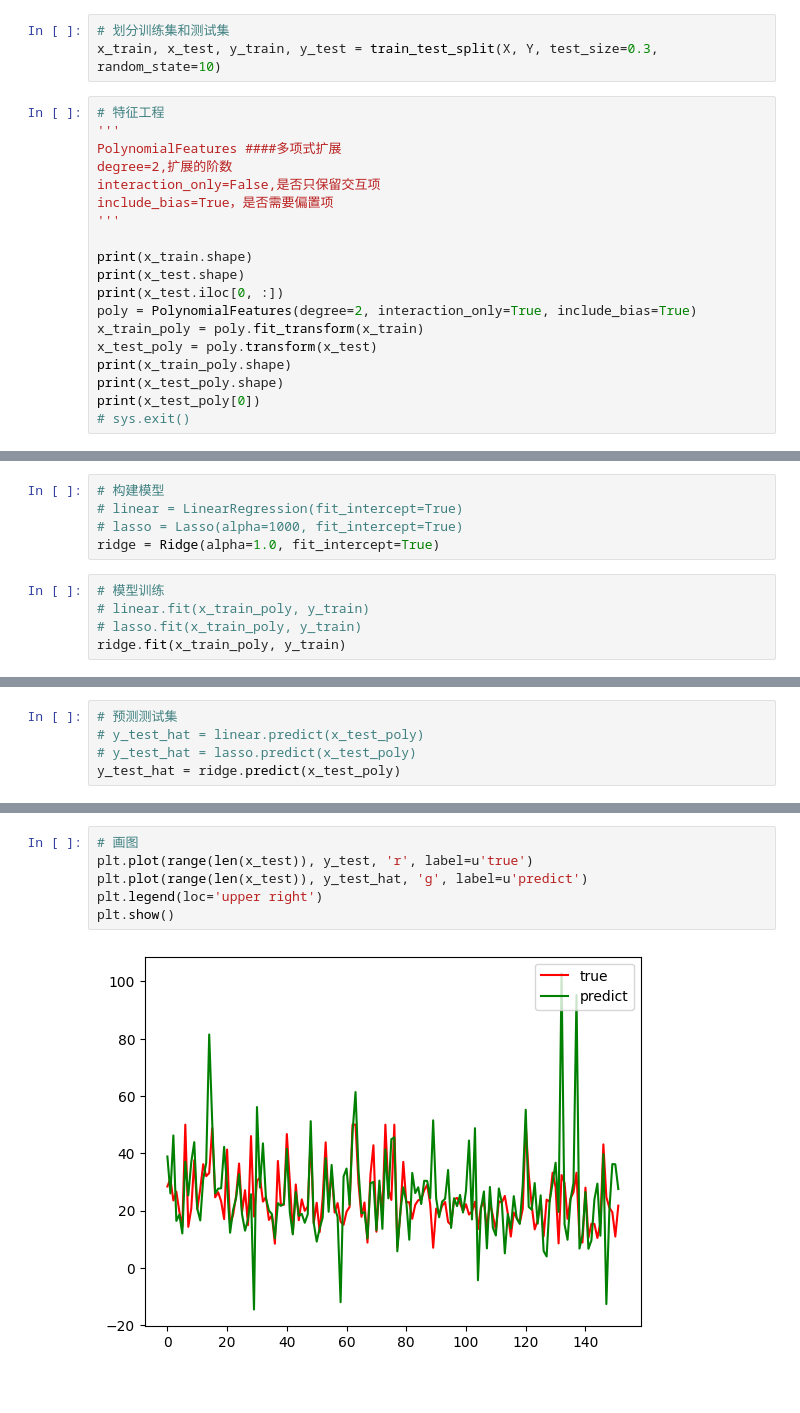
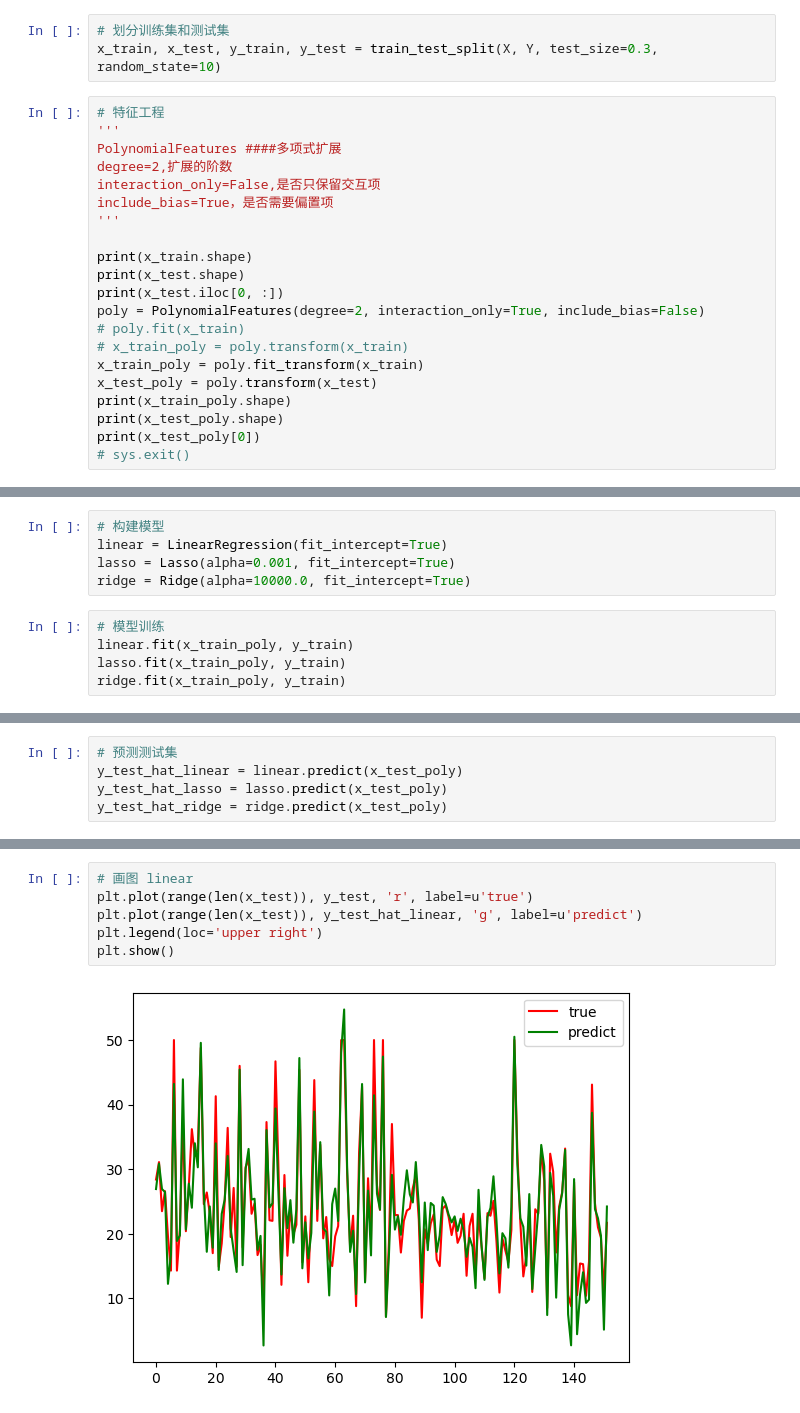
Before and after one commit to LZX842056112/DeepBlueML, a Jupyter notebook: 02_线性回归/04_波士顿房屋价格多项式扩展.ipynb, the cells around one changed output, grey strips where cells are left out. Drawn from its saved outputs; the diff is of its cells as text.

Commit message:
day02_正则_LASSO_Ridge

```diff
--- a/02_线性回归/04_波士顿房屋价格多项式扩展.ipynb
+++ b/02_线性回归/04_波士顿房屋价格多项式扩展.ipynb
@@ -28,7 +28,9 @@ include_bias=True，是否需要偏置项
 print(x_train.shape)
 print(x_test.shape)
 print(x_test.iloc[0, :])
-poly = PolynomialFeatures(degree=2, interaction_only=True, include_bias=True)
+poly = PolynomialFeatures(degree=2, interaction_only=True, include_bias=False)
+# poly.fit(x_train)
+# x_train_poly = poly.transform(x_train)
 x_train_poly = poly.fit_transform(x_train)
 x_test_poly = poly.transform(x_test)
 print(x_train_poly.shape)
@@ -47,11 +58,11 @@ Name: 305, dtype: float64
 # %%
 # 构建模型
-# linear = LinearRegression(fit_intercept=True)
-# lasso = Lasso(alpha=1000, fit_intercept=True)
-ridge = Ridge(alpha=1.0, fit_intercept=True)
+linear = LinearRegression(fit_intercept=True)
+lasso = Lasso(alpha=0.001, fit_intercept=True)
+ridge = Ridge(alpha=10000.0, fit_intercept=True)
 # %%
 # 模型训练
-# linear.fit(x_train_poly, y_train)
-# lasso.fit(x_train_poly, y_train)
+linear.fit(x_train_poly, y_train)
+lasso.fit(x_train_poly, y_train)
 ridge.fit(x_train_poly, y_train)
 # %% [output]
@@ -88,7 +133,7 @@ print(ridge.intercept_)
 # %%
 # 预测测试集
-# y_test_hat = linear.predict(x_test_poly)
-# y_test_hat = lasso.predict(x_test_poly)
-y_test_hat = ridge.predict(x_test_poly)
+y_test_hat_linear = linear.predict(x_test_poly)
+y_test_hat_lasso = lasso.predict(x_test_poly)
+y_test_hat_ridge = ridge.predict(x_test_poly)
 # %%
 # 评估指标
@@ -104,8 +157,8 @@ print(ridge.score(x_test_poly, y_test))
 # %%
-# 画图
+# 画图 linear
 plt.plot(range(len(x_test)), y_test, 'r', label=u'true')
-plt.plot(range(len(x_test)), y_test_hat, 'g', label=u'predict')
+plt.plot(range(len(x_test)), y_test_hat_linear, 'g', label=u'predict')
 plt.legend(loc='upper right')
 plt.show()
 # %% [output]
-[figure, old version]
+[figure, new version]
```
Also changed, not shown: parts of 12 cells of this notebook, 1 other file.
